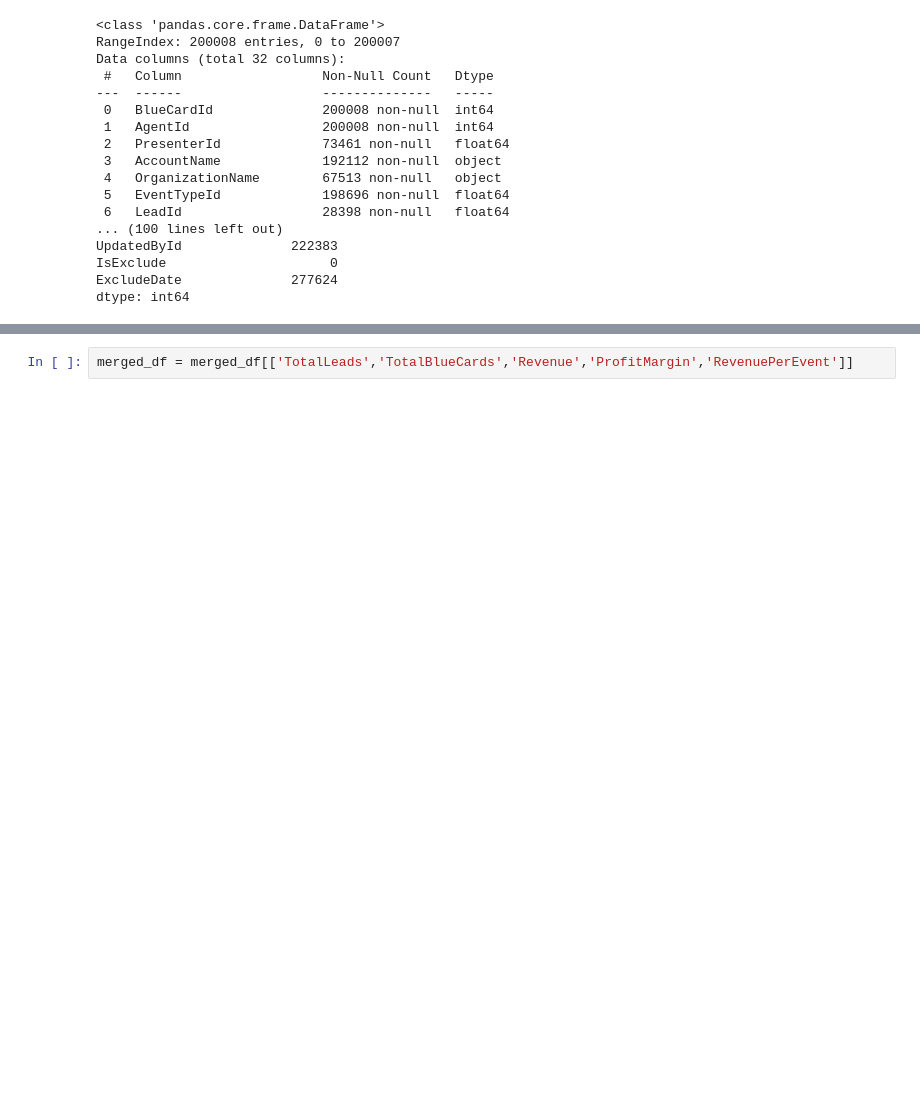
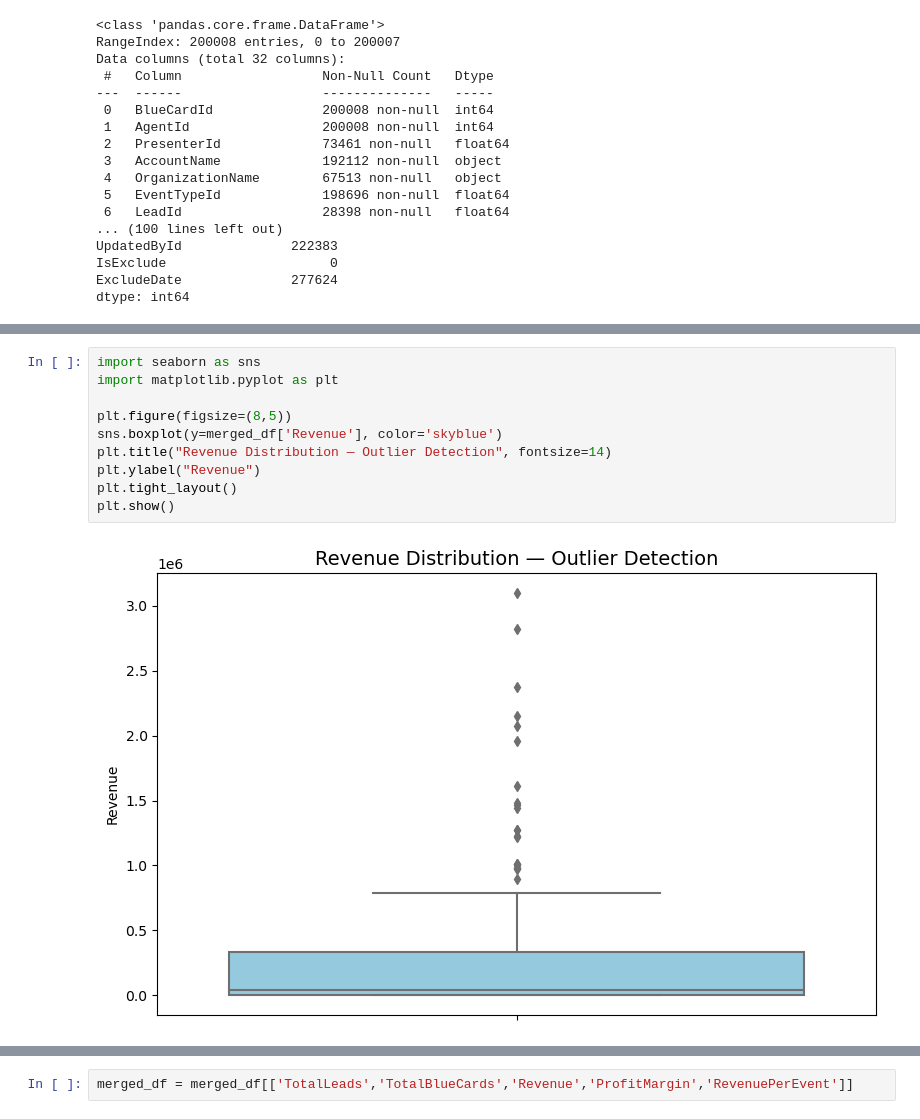
Before and after one commit to Fauziakhangs/DA-Project, a Jupyter notebook: WK7.ipynb, the cells around one changed output, grey strips where cells are left out. Drawn from its saved outputs; the diff is of its cells as text; blank space fills up the shorter version.

```diff
--- a/WK7.ipynb
+++ b/WK7.ipynb
@@ -132,0 +152,12 @@ RevenuePerEvent         1.000000
+# %%
+import seaborn as sns
+import matplotlib.pyplot as plt
+
+plt.figure(figsize=(8,5))
+sns.boxplot(y=merged_df['Revenue'], color='skyblue')
+plt.title("Revenue Distribution — Outlier Detection", fontsize=14)
+plt.ylabel("Revenue")
+plt.tight_layout()
+plt.show()
+# %% [output]
+[figure, added]
```
Also changed, not shown: parts of 3 cells of this notebook.
